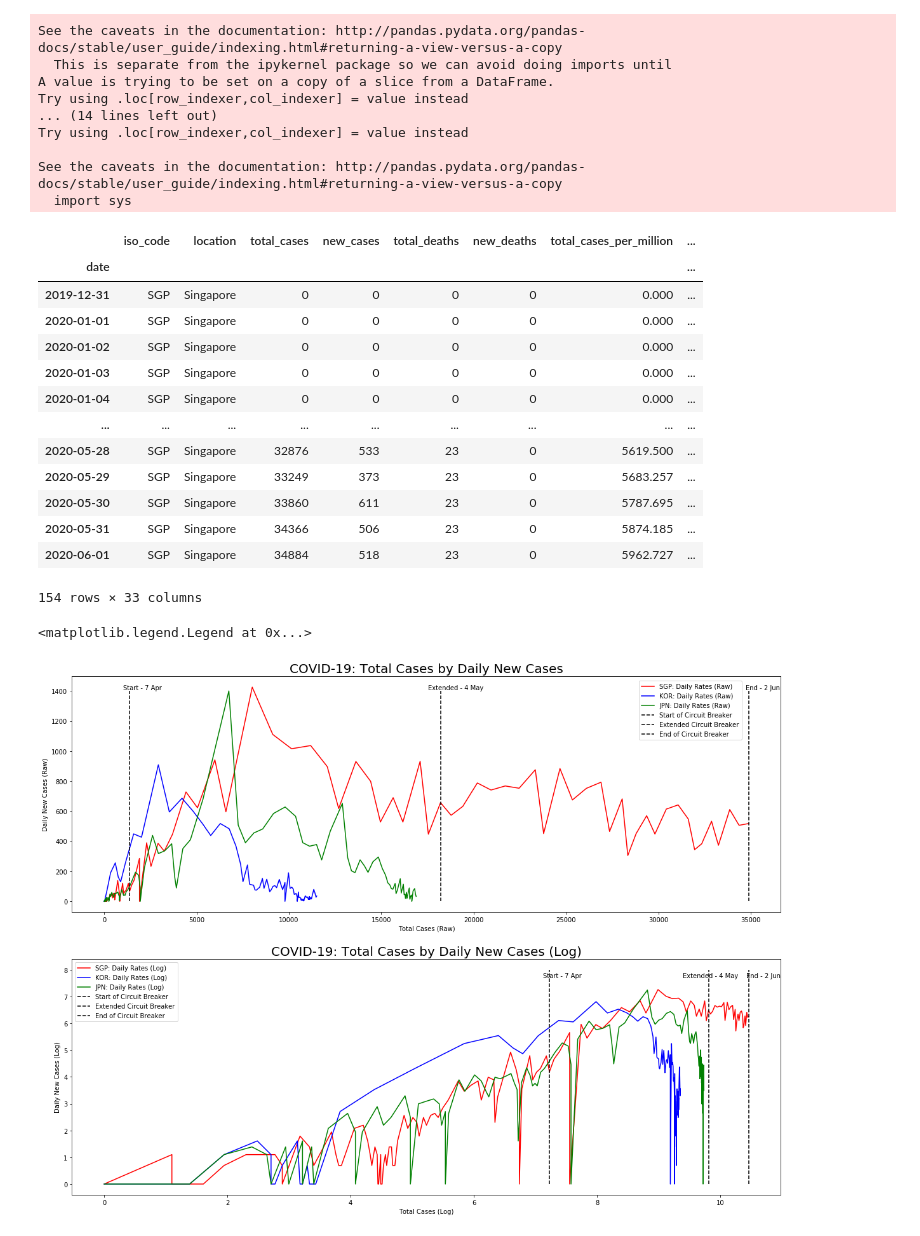
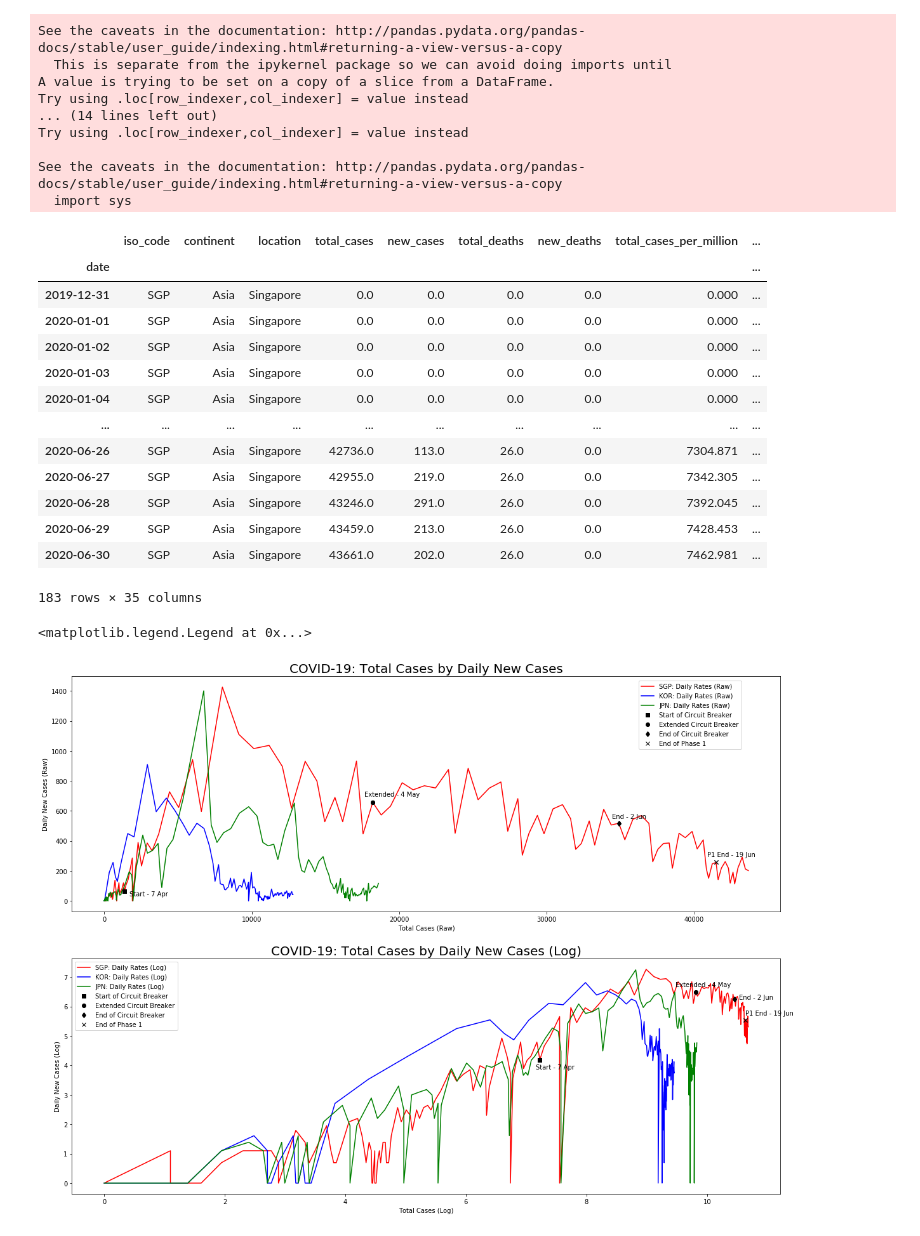
Before and after one commit to timtan-github/COVID-19-Singapore, a Jupyter notebook: COVID-19 Singapore.ipynb, the cells around one changed output. Saved outputs shown, nothing was run; the diff lists cells and outputs as text; code cells hidden in the pictures.

```diff
--- a/COVID-19 Singapore.ipynb
+++ b/COVID-19 Singapore.ipynb
@@ -14,7 +14,7 @@ def display_side_by_side(*args):
 
 # Datasource: git clone https://github.com/owid/covid-19-data.git
 # dataset paths
-covid_csv = r'C:\COVID-19 Singapore\public\data\owid-covid-data.csv'
+covid_csv = r'C:\Users\ssptit\OneDrive - SAS\Git\COVID-19 Singapore\public\data\owid-covid-data.csv'
 # %%
 # Load csv and transform date
 covid_df = pd.read_csv(covid_csv,encoding='utf8')
@@ -71,19 +71,19 @@ See the caveats in the documentation: http://pandas.pydata.org/pandas-docs/stabl
 # %%
 covid_sg.set_index('date')
 # %% [output]
-|  | iso_code | location | total_cases | new_cases | total_deaths | new_deaths | total_cases_per_million | ... |
-| date |  |  |  |  |  |  |  | ... |
-| 2019-12-31 | SGP | Singapore | 0 | 0 | 0 | 0 | 0.000 | ... |
-| 2020-01-01 | SGP | Singapore | 0 | 0 | 0 | 0 | 0.000 | ... |
-| 2020-01-02 | SGP | Singapore | 0 | 0 | 0 | 0 | 0.000 | ... |
-| 2020-01-03 | SGP | Singapore | 0 | 0 | 0 | 0 | 0.000 | ... |
-| 2020-01-04 | SGP | Singapore | 0 | 0 | 0 | 0 | 0.000 | ... |
-| ... | ... | ... | ... | ... | ... | ... | ... | ... |
-| 2020-05-28 | SGP | Singapore | 32876 | 533 | 23 | 0 | 5619.500 | ... |
-| 2020-05-29 | SGP | Singapore | 33249 | 373 | 23 | 0 | 5683.257 | ... |
-| 2020-05-30 | SGP | Singapore | 33860 | 611 | 23 | 0 | 5787.695 | ... |
-| 2020-05-31 | SGP | Singapore | 34366 | 506 | 23 | 0 | 5874.185 | ... |
-| 2020-06-01 | SGP | Singapore | 34884 | 518 | 23 | 0 | 5962.727 | ... |
+|  | iso_code | continent | location | total_cases | new_cases | total_deaths | new_deaths | total_cases_per_million | ... |
+| date |  |  |  |  |  |  |  |  | ... |
+| 2019-12-31 | SGP | Asia | Singapore | 0.0 | 0.0 | 0.0 | 0.0 | 0.000 | ... |
+| 2020-01-01 | SGP | Asia | Singapore | 0.0 | 0.0 | 0.0 | 0.0 | 0.000 | ... |
+| 2020-01-02 | SGP | Asia | Singapore | 0.0 | 0.0 | 0.0 | 0.0 | 0.000 | ... |
+| 2020-01-03 | SGP | Asia | Singapore | 0.0 | 0.0 | 0.0 | 0.0 | 0.000 | ... |
+| 2020-01-04 | SGP | Asia | Singapore | 0.0 | 0.0 | 0.0 | 0.0 | 0.000 | ... |
+| ... | ... | ... | ... | ... | ... | ... | ... | ... | ... |
+| 2020-06-26 | SGP | Asia | Singapore | 42736.0 | 113.0 | 26.0 | 0.0 | 7304.871 | ... |
+| 2020-06-27 | SGP | Asia | Singapore | 42955.0 | 219.0 | 26.0 | 0.0 | 7342.305 | ... |
+| 2020-06-28 | SGP | Asia | Singapore | 43246.0 | 291.0 | 26.0 | 0.0 | 7392.045 | ... |
+| 2020-06-29 | SGP | Asia | Singapore | 43459.0 | 213.0 | 26.0 | 0.0 | 7428.453 | ... |
+| 2020-06-30 | SGP | Asia | Singapore | 43661.0 | 202.0 | 26.0 | 0.0 | 7462.981 | ... |
-154 rows × 33 columns
+183 rows × 35 columns
 # %%
 # Get points where circuit breaker started, extended and ended
@@ -104,47 +115,51 @@ axes[0].plot(covid_jp['total_cases'],covid_jp['new_cases'],'g',label="JPN: Daily
 
 # Plot test cases
 # ax1 = axes[0].twinx()
 # ax1.plot(covid_sg['total_cases'],covid_sg['new_tests_smoothed_per_thousand'],'-.r',label="SGP: New Tests Smoothed Per Thousand")
 # ax1.plot(covid_kr['total_cases'],covid_kr['new_tests_smoothed_per_thousand'],'-.b',label="KOR: New Tests Smoothed Per Thousand")
 # ax1.plot(covid_jp['total_cases'],covid_jp['new_tests_smoothed_per_thousand'],'-.g',label="JPN: New Tests Smoothed Per Thousand")
 
 # Create reference lines
-axes[0].plot([cb_start,cb_start],[0,1400],'--k',label="Start of Circuit Breaker")
-axes[0].annotate("Start - 7 Apr",(cb_start,cb_start),textcoords="offset points",xytext=(-10,8))
-axes[0].plot([cb_extended,cb_extended],[0,1400],'--k',label="Extended Circuit Breaker")
-axes[0].annotate("Extended - 4 May",(cb_start,cb_start),textcoords="offset points",xytext=(470,8))
-axes[0].plot([cb_end,cb_end],[0,1400],'--k',label="End of Circuit Breaker")
-axes[0].annotate("End - 2 Jun",(cb_start,cb_start),textcoords="offset points",xytext=(970,8))
+axes[0].plot([cb_start_total,cb_start_total],[cb_start,cb_start],'sk',label="Start of Circuit Breaker")
+axes[0].annotate("Start - 7 Apr",(0,0),textcoords="offset points",xytext=(40,8))
+axes[0].plot([cb_extended_total,cb_extended_total],[cb_extended,cb_extended],'ok',label="Extended Circuit Breaker")
+axes[0].annotate("Extended - 4 May",(0,0),textcoords="offset points",xytext=(410,165))
+axes[0].plot([cb_end_total,cb_end_total],[cb_end,cb_end],'dk',label="End of Circuit Breaker")
+axes[0].annotate("End - 2 Jun",(0,0),textcoords="offset points",xytext=(800,130))
+axes[0].plot([p1_end_total,p1_end_total],[p1_end,p1_end],'xk',label="End of Phase 1")
+axes[0].annotate("P1 End - 19 Jun",(0,0),textcoords="offset points",xytext=(950,70))
 
 # Plot
 axes[0].set_xlabel('Total Cases (Raw)')
 axes[0].set_ylabel('Daily New Cases (Raw)')
 axes[0].set_title('COVID-19: Total Cases by Daily New Cases',size=20)
 # ax1.set_ylabel('New Tests Smoothed Per Thousand')
-axes[0].legend(loc=(0.80,0.73))
+axes[0].legend(loc=(0.80,0.69))
 # ax1.legend(loc=(0.78,0.60))
 
 # Plot curves
 axes[1].plot(covid_sg['lg_total_cases'],covid_sg['lg_new_cases'],'r',label="SGP: Daily Rates (Log)")
 axes[1].plot(covid_kr['lg_total_cases'],covid_kr['lg_new_cases'],'b',label="KOR: Daily Rates (Log)")
 axes[1].plot(covid_jp['lg_total_cases'],covid_jp['lg_new_cases'],'g',label="JPN: Daily Rates (Log)")
 
 # Create reference lines
-axes[1].plot([cb_lg_start,cb_lg_start],[0,8],'--k',label="Start of Circuit Breaker")
-axes[1].annotate("Start - 7 Apr",(cb_lg_start,cb_lg_start),textcoords="offset points",xytext=(-10,20))
-axes[1].plot([cb_lg_extended,cb_lg_extended],[0,8],'--k',label="Extended Circuit Breaker")
-axes[1].annotate("Extended - 4 May",(cb_lg_start,cb_lg_start),textcoords="offset points",xytext=(210,20))
-axes[1].plot([cb_lg_end,cb_lg_end],[0,8],'--k',label="End of Circuit Breaker")
-axes[1].annotate("End - 2 Jun",(cb_lg_start,cb_lg_start),textcoords="offset points",xytext=(310,20))
+axes[1].plot([cb_lg_start_total,cb_lg_start_total],[cb_lg_start,cb_lg_start],'sk',label="Start of Circuit Breaker")
+axes[1].annotate("Start - 7 Apr",(0,0),textcoords="offset points",xytext=(680,180))
+axes[1].plot([cb_lg_extended_total,cb_lg_extended_total],[cb_lg_extended,cb_lg_extended],'ok',label="Extended Circuit Breaker")
+axes[1].annotate("Extended - 4 May",(0,0),textcoords="offset points",xytext=(900,310))
+axes[1].plot([cb_lg_end_total,cb_lg_end_total],[cb_lg_end,cb_lg_end],'dk',label="End of Circuit Breaker")
+axes[1].annotate("End - 2 Jun",(0,0),textcoords="offset points",xytext=(1000,290))
+axes[1].plot([p1_lg_end_total,p1_lg_end_total],[p1_lg_end,p1_lg_end],'xk',label="End of Phase 1")
+axes[1].annotate("P1 End - 19 Jun",(0,0),textcoords="offset points",xytext=(1010,265))
 
 # Plot
 axes[1].set_xlabel('Total Cases (Log)')
 axes[1].set_ylabel('Daily New Cases (Log)')
 axes[1].set_title('COVID-19: Total Cases by Daily New Cases (Log)',size=20)
 axes[1].legend()
 # %% [output]
 <matplotlib.legend.Legend at 0x...>
-[figure, old version]
+[figure, new version]
 # %%
 # Data prep for SGP
 
```
Also changed, not shown: parts of 6 cells of this notebook.
